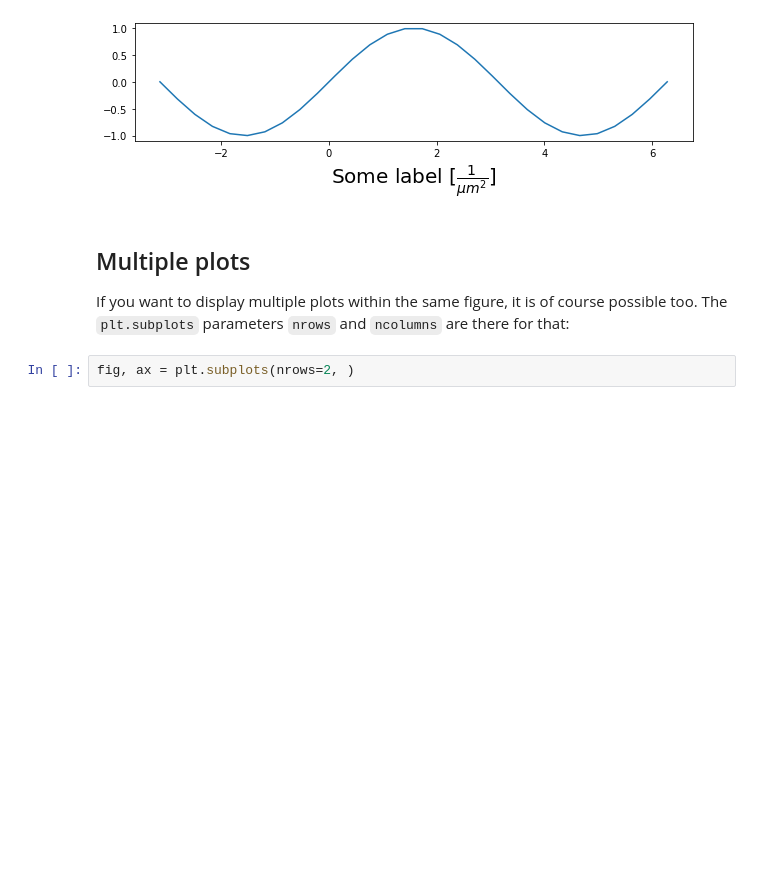
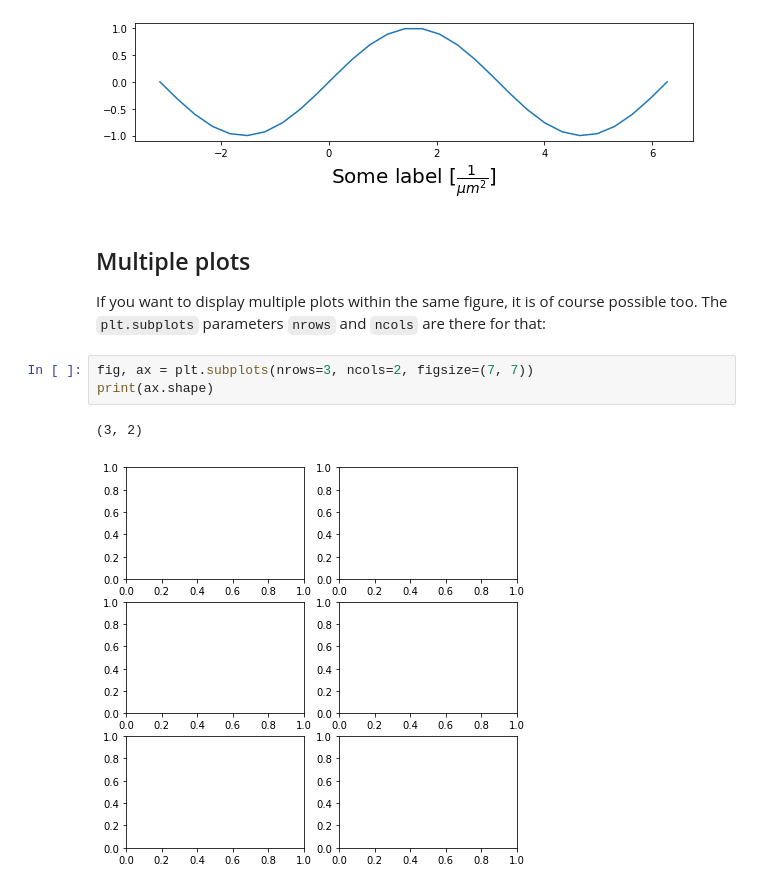
Before and after one commit to GuignardLab/CenTuri-Course, a Jupyter notebook: 2-Data-handling-and-visu/Matplotlib-course.ipynb, the cells around one changed output. Saved outputs shown, nothing was run; the diff lists cells and outputs as text; blank space fills up the shorter version.

```diff
--- a/2-Data-handling-and-visu/Matplotlib-course.ipynb
+++ b/2-Data-handling-and-visu/Matplotlib-course.ipynb
@@ -136,6 +136,10 @@ ax.set_xlabel(r'Some label $[\frac{1}{\mu m^2}]$', size=20);
 # %% [markdown]
 ## Multiple plots
 
-If you want to display multiple plots within the same figure, it is of course possible too. The `plt.subplots` parameters `nrows` and `ncolumns` are there for that:
+If you want to display multiple plots within the same figure, it is of course possible too. The `plt.subplots` parameters `nrows` and `ncols` are there for that:
 # %%
-fig, ax = plt.subplots(nrows=2, )
+fig, ax = plt.subplots(nrows=3, ncols=2, figsize=(7, 7))
+print(ax.shape)
+# %% [output]
+(3, 2)
+[figure, added]
```
Also changed, not shown: parts of 7 cells of this notebook, 1 other file.
